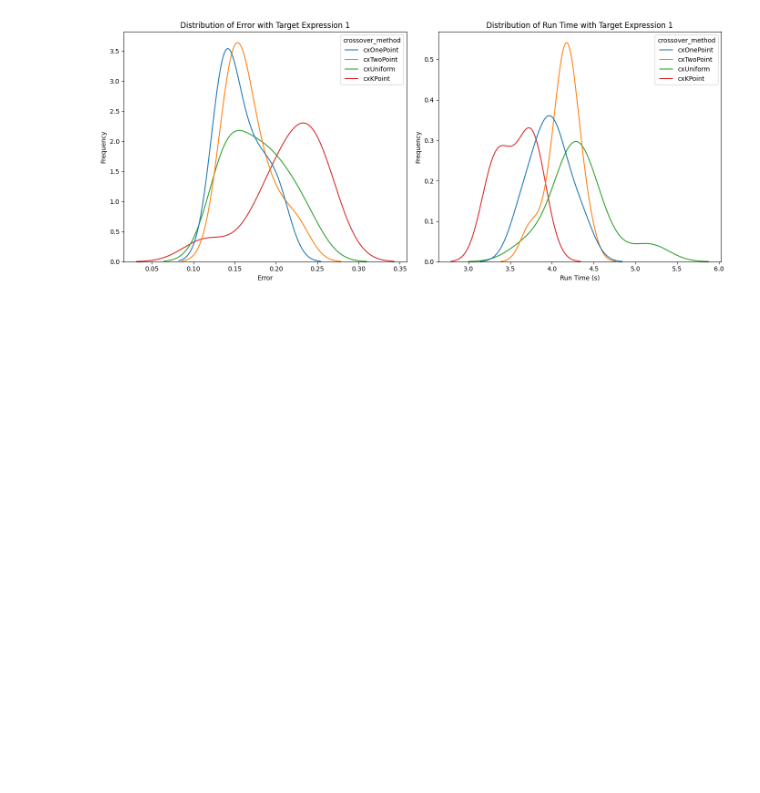
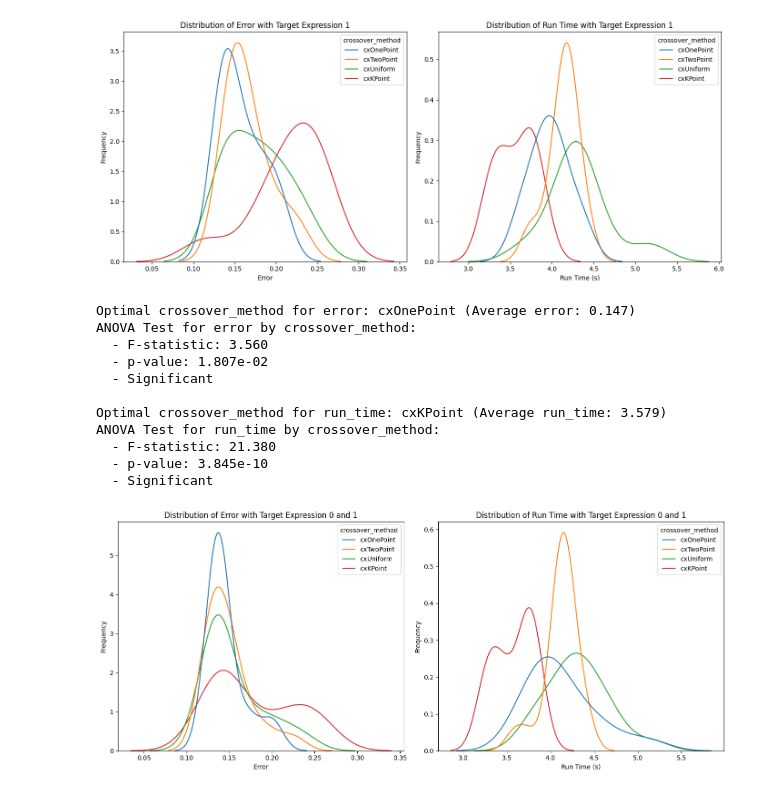
Before and after one commit to Rhys-sg/promoter-sequence-transcription-rates, a Jupyter notebook: v2/Testing GA/GA_deap/2_crossover.ipynb, the cells around one changed output. Saved outputs shown, nothing was run; the diff lists cells and outputs as text; code cells hidden in the pictures; blank space fills up the shorter version.

Commit message:
Add combined distribution

```diff
--- a/v2/Testing GA/GA_deap/2_crossover.ipynb
+++ b/v2/Testing GA/GA_deap/2_crossover.ipynb
@@ -326,3 +326,21 @@ ANOVA Test for run_time by crossover_method:
   - p-value: 1.894e-06
   - Significant
 [figure]
+# %%
+# Read results (if necessary) and plot
+results_df = pd.read_csv(f'{shared_data_dir}crossover_comparison.csv')
+filtered_df = results_df[results_df['target_expression'] != 0.5]
+distribution_plot(filtered_df, '0 and 1', 'crossover_method')
+# %% [output]
+Optimal crossover_method for error: cxOnePoint (Average error: 0.147)
+ANOVA Test for error by crossover_method:
+  - F-statistic: 3.560
+  - p-value: 1.807e-02
+  - Significant
+
+Optimal crossover_method for run_time: cxKPoint (Average run_time: 3.579)
+ANOVA Test for run_time by crossover_method:
+  - F-statistic: 21.380
+  - p-value: 3.845e-10
+  - Significant
+[figure, added]
```
Also changed, not shown: 1 other file.
